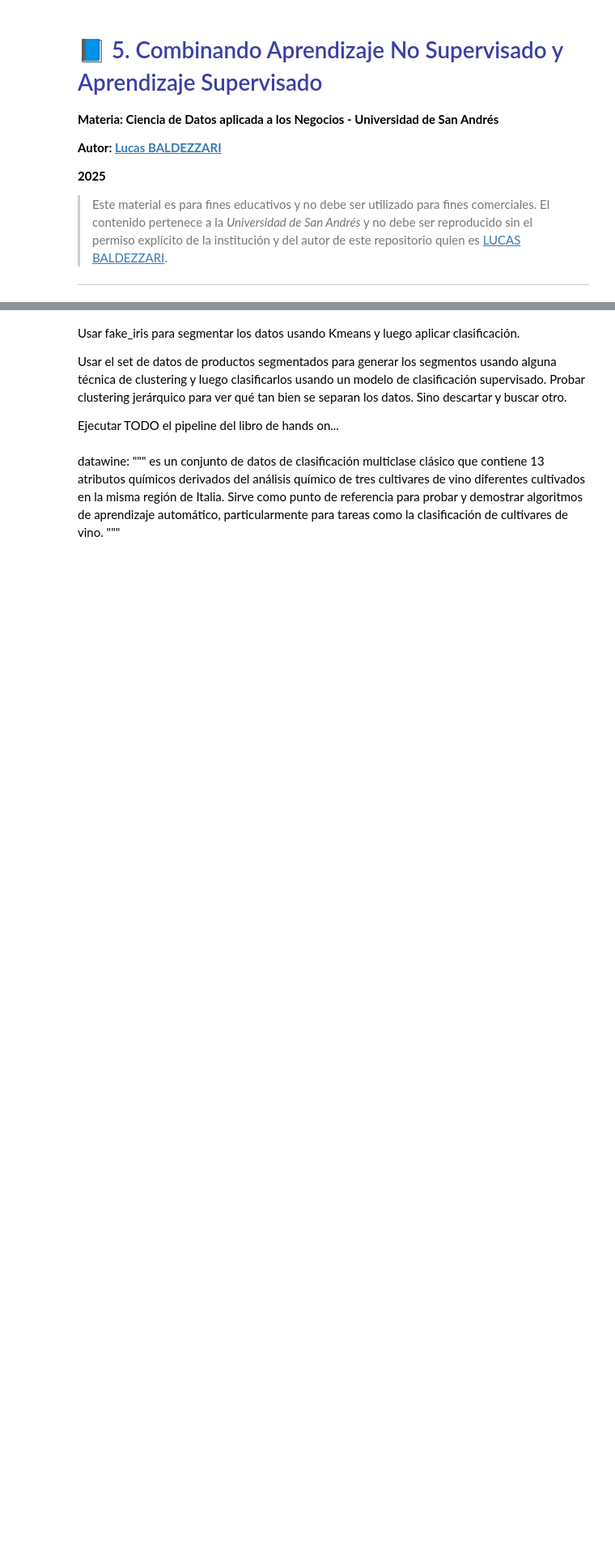
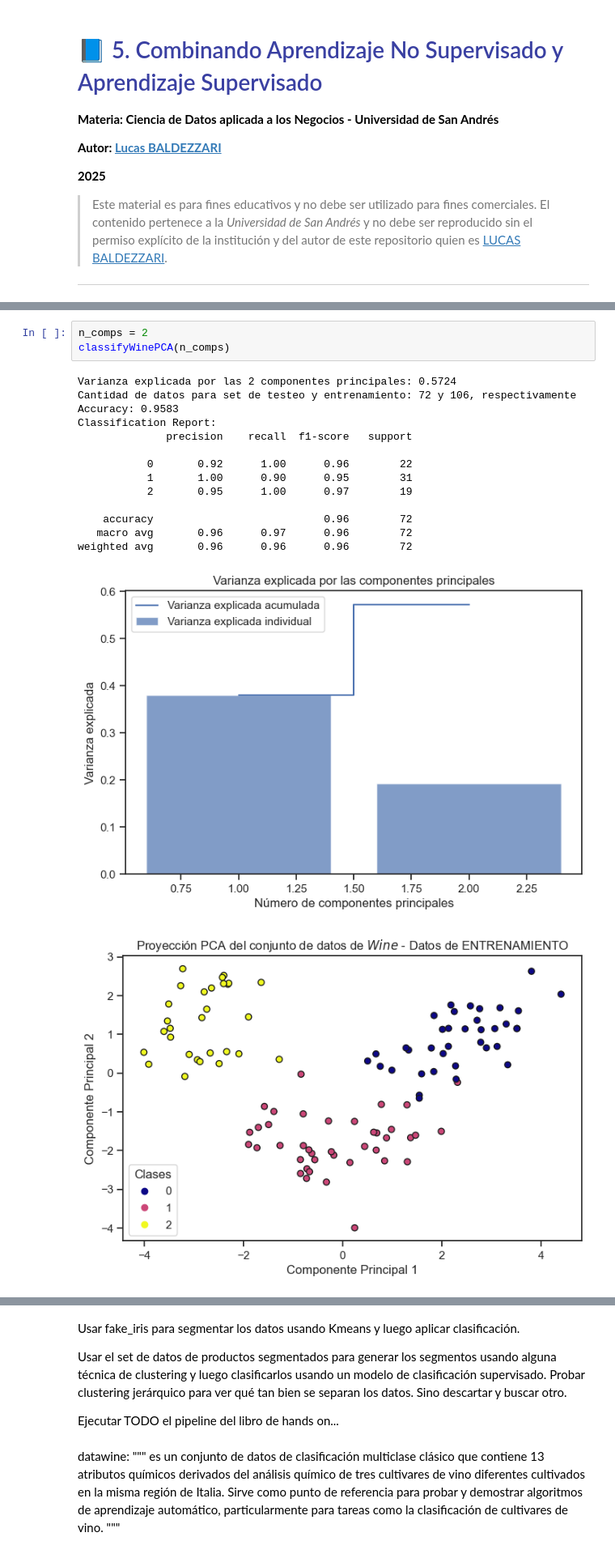
Before and after one commit to lucasbaldezzari/cdan, a Jupyter notebook: 5. Combinando ANS y AS.ipynb, the cells around one changed output, grey strips where cells are left out. Shown at 81% size. Saved outputs shown, nothing was run; the diff lists cells and outputs as text; blank space fills up the shorter version.

```diff
--- a/5. Combinando ANS y AS.ipynb
+++ b/5. Combinando ANS y AS.ipynb
@@ -24,0 +235,19 @@ Es importante prestar atención a los siguientes íconos o emojis que aparezcan
+# %%
+n_comps = 2
+classifyWinePCA(n_comps)
+# %% [output]
+Varianza explicada por las 2 componentes principales: 0.5724
+Cantidad de datos para set de testeo y entrenamiento: 72 y 106, respectivamente
+Accuracy: 0.9583
+Classification Report:
+              precision    recall  f1-score   support
+
+           0       0.92      1.00      0.96        22
+           1       1.00      0.90      0.95        31
+           2       0.95      1.00      0.97        19
+
+    accuracy                           0.96        72
+   macro avg       0.96      0.97      0.96        72
+weighted avg       0.96      0.96      0.96        72
+[figure, added]
+[figure, added]
```
Also changed, not shown: parts of 64 cells of this notebook, 3 other files.
